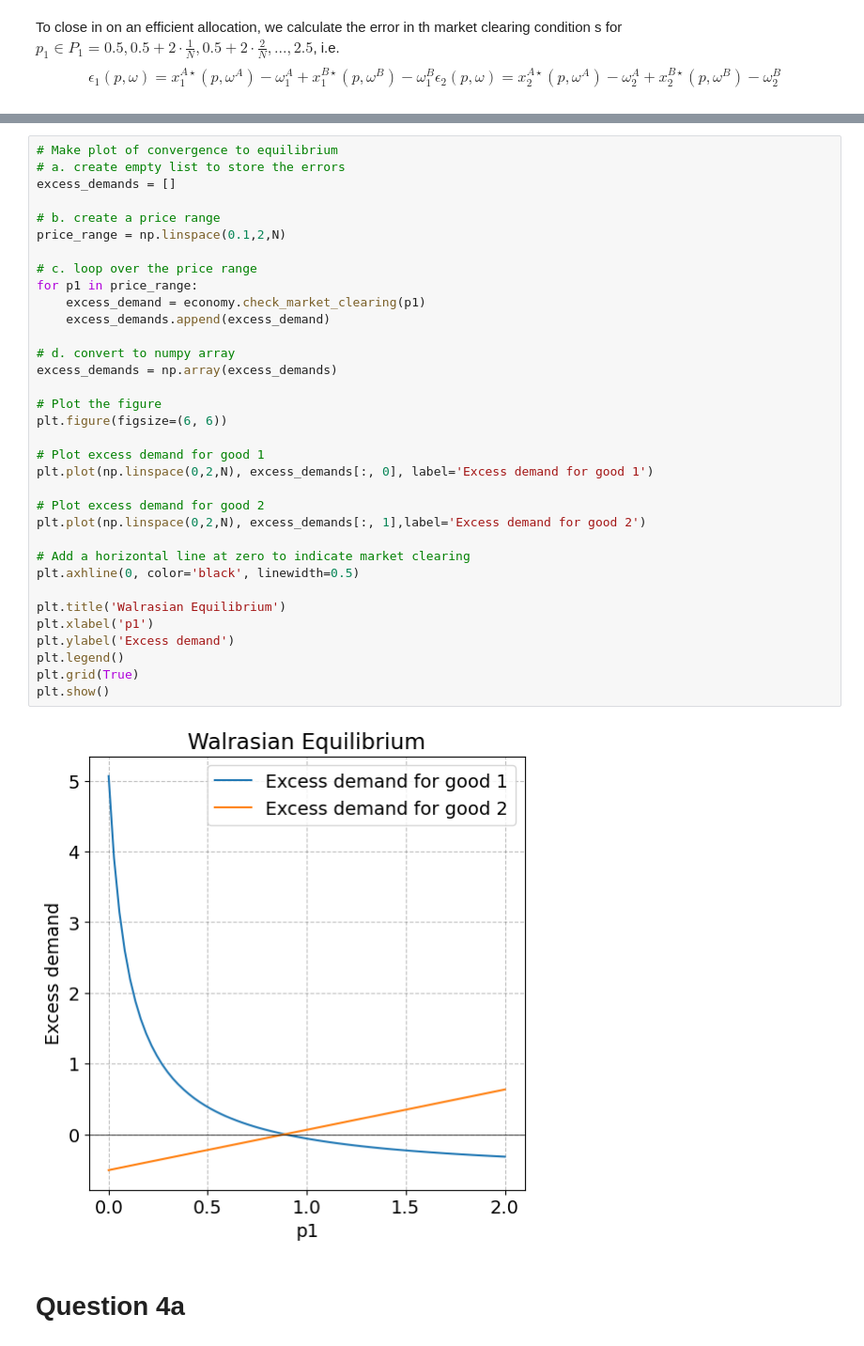
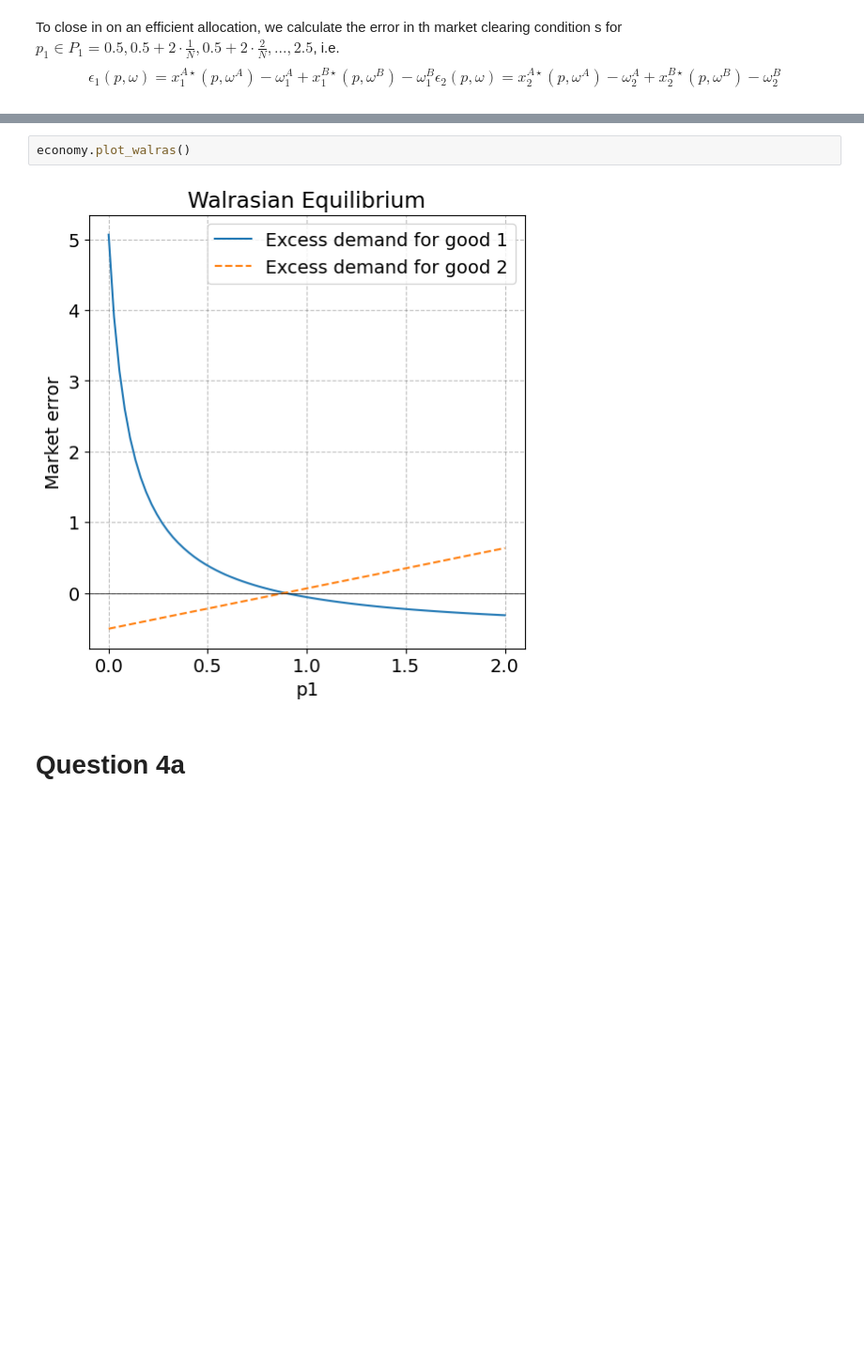
Before and after one commit to NumEconCopenhagen/projects-2024-anne-sofie-ida-anna-livia, a Jupyter notebook: inauguralproject/inauguralproject.ipynb, the cells around one changed output, grey strips where cells are left out. Shown at 94% size. Cells and saved outputs as stored; diff of their text form; blank space fills up the shorter version.

```diff
--- a/inauguralproject/inauguralproject.ipynb
+++ b/inauguralproject/inauguralproject.ipynb
@@ -193,39 +121,7 @@ To visualize this result, we construct a plot that shows to convergence to the w
-# %%
-# Make plot of convergence to equilibrium
-# a. create empty list to store the errors
-excess_demands = []
-
-# b. create a price range
-price_range = np.linspace(0.1,2,N)
-
-# c. loop over the price range
-for p1 in price_range:
-    excess_demand = economy.check_market_clearing(p1)
-    excess_demands.append(excess_demand)
-
-# d. convert to numpy array
-excess_demands = np.array(excess_demands)
-
-# Plot the figure
-plt.figure(figsize=(6, 6))
-
-# Plot excess demand for good 1
-plt.plot(np.linspace(0,2,N), excess_demands[:, 0], label='Excess demand for good 1')
-
-# Plot excess demand for good 2
-plt.plot(np.linspace(0,2,N), excess_demands[:, 1],label='Excess demand for good 2')
-
-# Add a horizontal line at zero to indicate market clearing
-plt.axhline(0, color='black', linewidth=0.5)
-
-plt.title('Walrasian Equilibrium')
-plt.xlabel('p1')
-plt.ylabel('Excess demand')
-plt.legend()
-plt.grid(True)
-plt.show()
-# %% [output]
-[figure, removed]
+# %%
+economy.plot_walras()
+# %% [output]
+[figure, added]
 # %% [markdown]
 # Question 4a
 # %% [markdown]
```
Also changed, not shown: parts of 25 cells of this notebook, 1 other file.
